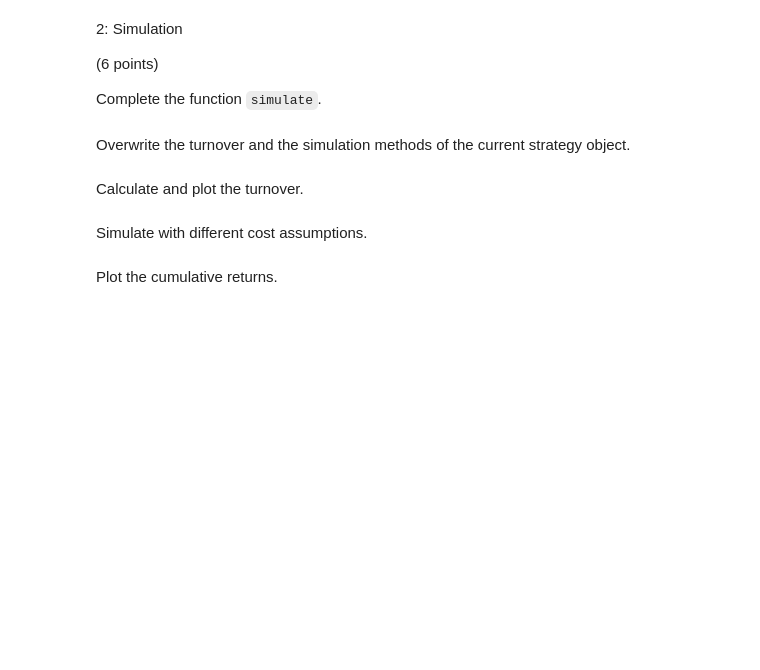
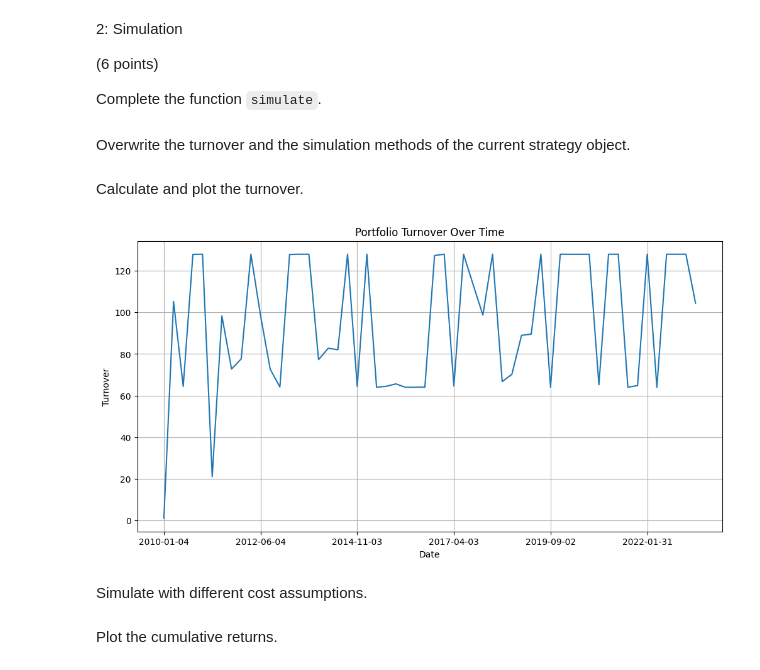
Before and after one commit to crowmatix/qpmwp-course, a Jupyter notebook: assignments/assignment_3.ipynb, the cells around one changed output. Drawn from its saved outputs; the diff is of its cells as text; code cells hidden in the pictures; blank space fills up the shorter version.

Commit message:
turnover fucntion done

```diff
--- a/assignments/assignment_3.ipynb
+++ b/assignments/assignment_3.ipynb
@@ -224,6 +240,6 @@ Overwrite the turnover and the simulation methods of the current strategy object
 bt_mv.strategy.turnover = types.MethodType(turnover, bt_mv.strategy)
 
 # Overwrite the simulate method of the strategy object
-bt_mv.strategy.simulate = types.MethodType(simulate, bt_mv.strategy)
+#bt_mv.strategy.simulate = types.MethodType(simulate, bt_mv.strategy)
 # %% [markdown]
 Calculate and plot the turnover.
@@ -235,3 +246,24 @@ bt_mv.strategy.turnover(
+# %%
+res = bt_mv.strategy.turnover(
+    return_series = data['return_series'],
+    rescale = True,
+).plot(
+    title='Portfolio Turnover Over Time',
+    figsize=(12, 6),
+    grid=True,
+    ylabel='Turnover',
+    xlabel='Date'
+)
+
+#print(res)
+#print("Data type:", res.dtype)
+
+#bt_mv.strategy.turnover(
+#    return_series = data['return_series'],
+#    rescale = True,
+#).plot(title = 'Turnover', figsize = (10, 5))
+# %% [output]
+[figure, added]
 # %% [markdown]
 Simulate with different cost assumptions.
 # %%
```
Also changed, not shown: parts of 4 cells of this notebook.
